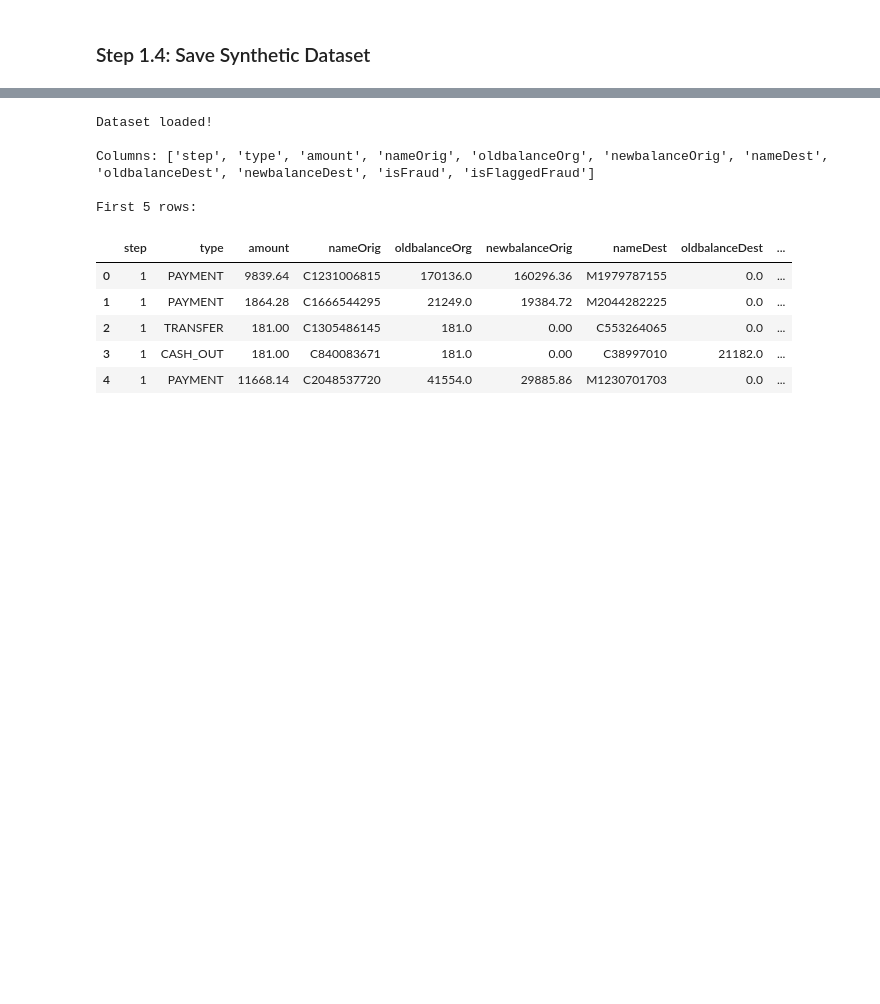
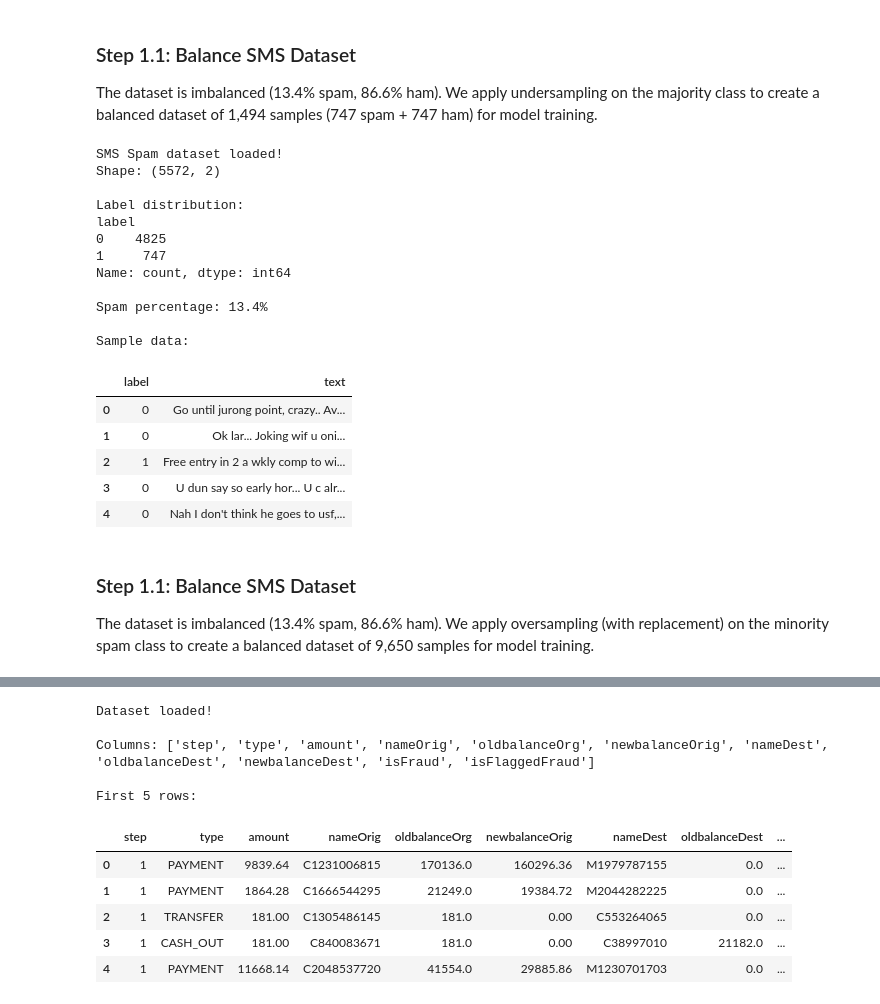
Before and after one commit to Amanda1005/FraudRadar-AU, a Jupyter notebook: notebooks/01_data_preparation.ipynb, the cells around one changed output, grey strips where cells are left out. Saved outputs shown, nothing was run; the diff lists cells and outputs as text; code cells hidden in the pictures; blank space fills up the shorter version.

```diff
--- a/notebooks/01_data_preparation.ipynb
+++ b/notebooks/01_data_preparation.ipynb
@@ -252,2 +59,48 @@ Sample data:
-# %% [markdown]
-### Step 1.4: Save Synthetic Dataset
+# %% [markdown]
+### Step 1.1: Balance SMS Dataset
+The dataset is imbalanced (13.4% spam, 86.6% ham).
+We apply undersampling on the majority class to create a balanced
+dataset of 1,494 samples (747 spam + 747 ham) for model training.
+# %%
+# Load SMS Spam dataset
+df_sms = pd.read_csv('../data/spam.csv',
+                     encoding='latin-1',
+                     usecols=['v1', 'v2'])
+
+# Rename columns
+df_sms.columns = ['label', 'text']
+
+# Convert label to binary
+df_sms['label'] = df_sms['label'].map({'ham': 0, 'spam': 1})
+
+print(f"SMS Spam dataset loaded!")
+print(f"Shape: {df_sms.shape}")
+print(f"\nLabel distribution:")
+print(df_sms['label'].value_counts())
+print(f"\nSpam percentage: {df_sms['label'].mean()*100:.1f}%")
+print(f"\nSample data:")
+df_sms.head()
+# %% [output]
+SMS Spam dataset loaded!
+Shape: (5572, 2)
+
+Label distribution:
+label
+0    4825
+1     747
+Name: count, dtype: int64
+
+Spam percentage: 13.4%
+
+Sample data:
+|  | label | text |
+| 0 | 0 | Go until jurong point, crazy.. Av... |
+| 1 | 0 | Ok lar... Joking wif u oni... |
+| 2 | 1 | Free entry in 2 a wkly comp to wi... |
+| 3 | 0 | U dun say so early hor... U c alr... |
+| 4 | 0 | Nah I don't think he goes to usf,... |
+# %% [markdown]
+### Step 1.1: Balance SMS Dataset
+The dataset is imbalanced (13.4% spam, 86.6% ham).
+We apply oversampling (with replacement) on the minority spam class
+to create a balanced dataset of 9,650 samples for model training.
```
Also changed, not shown: parts of 34 cells of this notebook, 4 other files.
